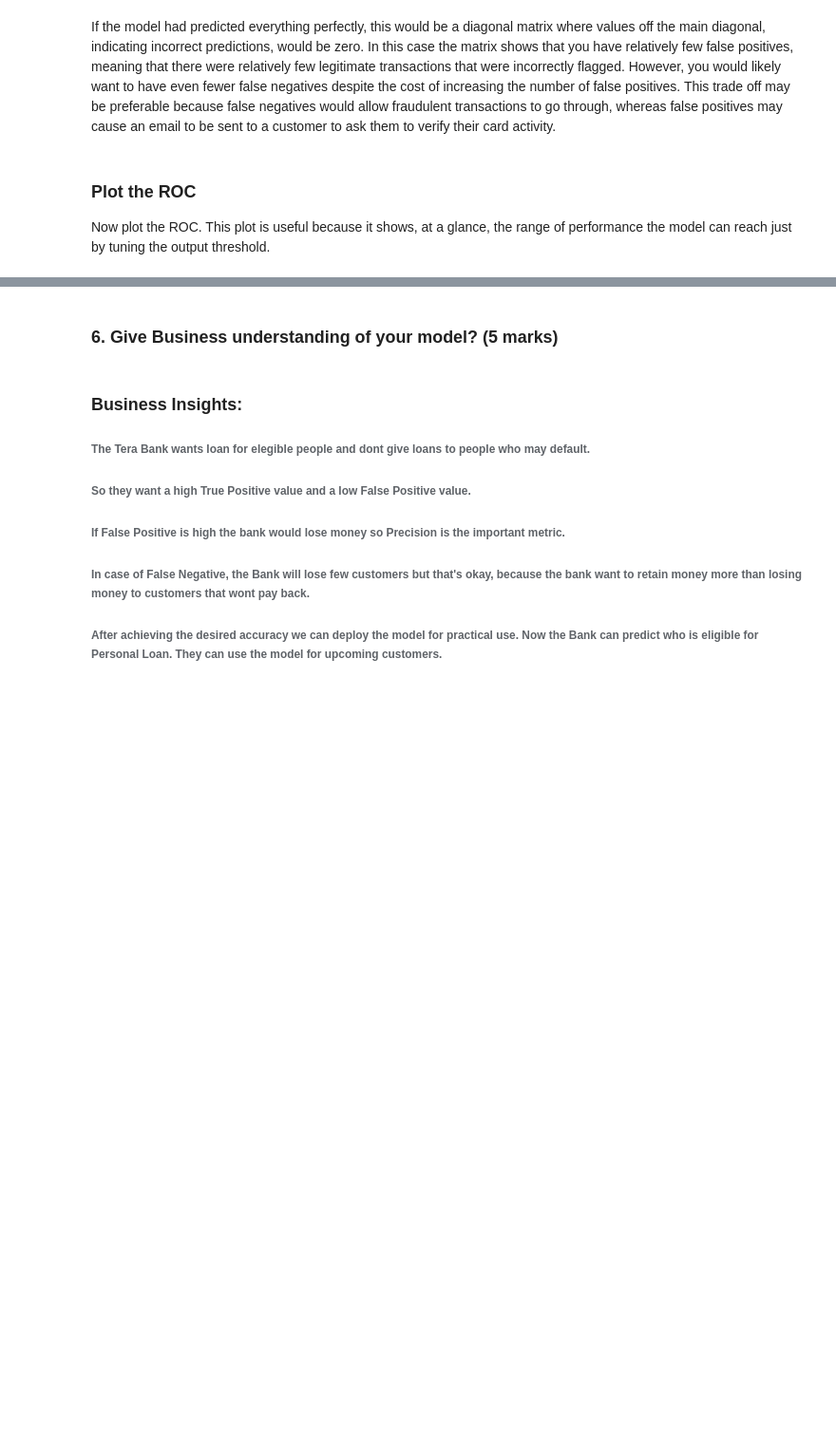
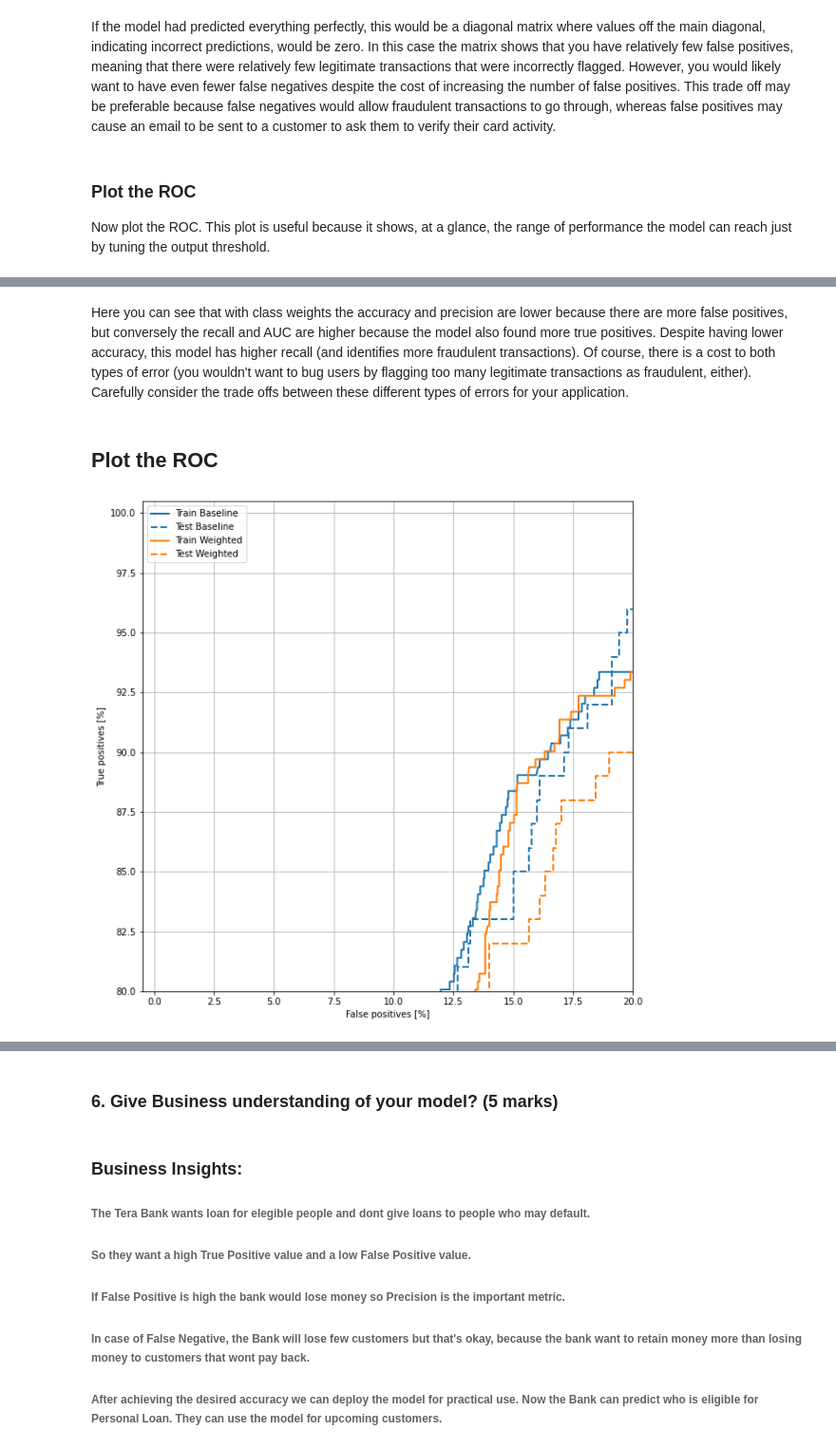
Before and after one commit to franciscosalido/AIML, a Jupyter notebook: Bank_Personal_Loan_Campaign_with_Tensorflow2.ipynb, the cells around one changed output, grey strips where cells are left out. Shown at 95% size. Cells and saved outputs as stored; diff of their text form; code cells hidden in the pictures; blank space fills up the shorter version.

```diff
--- a/Bank_Personal_Loan_Campaign_with_Tensorflow2.ipynb
+++ b/Bank_Personal_Loan_Campaign_with_Tensorflow2.ipynb
@@ -1248,0 +1365,15 @@ plt.legend(loc='lower right');
+# %% [markdown]
+Here you can see that with class weights the accuracy and precision are lower because there are more false positives, but conversely the recall and AUC are higher because the model also found more true positives. Despite having lower accuracy, this model has higher recall (and identifies more fraudulent transactions). Of course, there is a cost to both types of error (you wouldn't want to bug users by flagging too many legitimate transactions as fraudulent, either). Carefully consider the trade offs between these different types of errors for your application.
+# %% [markdown]
+## Plot the ROC
+# %%
+plot_roc("Train Baseline", train_labels, train_predictions_baseline, color=colors[0])
+plot_roc("Test Baseline", test_labels, test_predictions_baseline, color=colors[0], linestyle='--')
+
+plot_roc("Train Weighted", train_labels, train_predictions_weighted, color=colors[1])
+plot_roc("Test Weighted", test_labels, test_predictions_weighted, color=colors[1], linestyle='--')
+
+
+plt.legend(loc='upper left');
+# %% [output]
+[figure, added]
```
Also changed, not shown: parts of 54 cells of this notebook.
